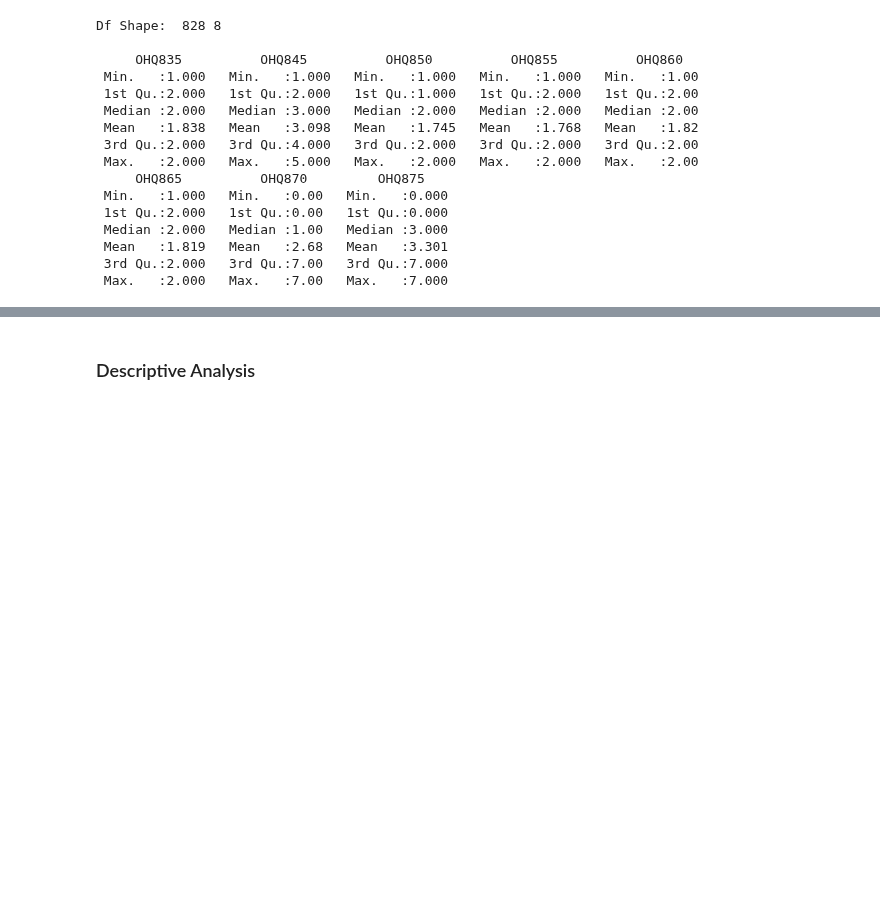
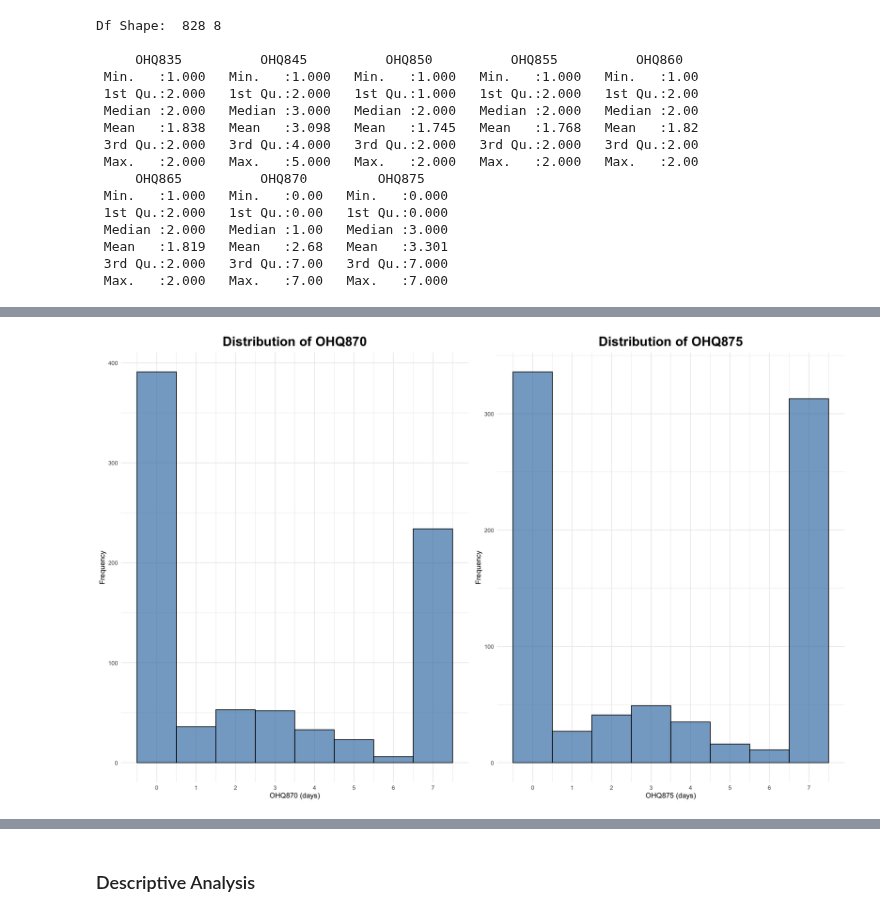
Before and after one commit to silvano315/Med-Physics, a Jupyter notebook: notebooks/NHANES_global_oral_health.ipynb, the cells around one changed output, grey strips where cells are left out. Cells and saved outputs as stored; diff of their text form; code cells hidden in the pictures; blank space fills up the shorter version.

```diff
--- a/notebooks/NHANES_global_oral_health.ipynb
+++ b/notebooks/NHANES_global_oral_health.ipynb
@@ -533,0 +592,25 @@ Df Shape:  828 8
+# %%
+# Histograms for numerical variables
+
+numeric_vars <- c("OHQ870", "OHQ875")
+plots_numeric <- list()
+
+for(var in numeric_vars) {
+  p <- ggplot(df_oral, aes_string(x = var)) +
+    geom_histogram(bins = 8, fill = "steelblue", alpha = 0.7, color = "black") +
+    labs(title = paste("Distribution of", var),
+         x = paste(var, "(days)"),
+         y = "Frequency") +
+    theme_minimal() +
+    scale_x_continuous(breaks = 0:7) +
+    theme(
+    plot.title = element_text(hjust = 0.5, face = "bold", size = 20),
+    legend.position = "none"
+    )
+
+  plots_numeric[[var]] <- p
+}
+
+grid.arrange(grobs = plots_numeric, ncol = 2)
+# %% [output]
+[figure, added]
```
Also changed, not shown: parts of 7 cells of this notebook.
